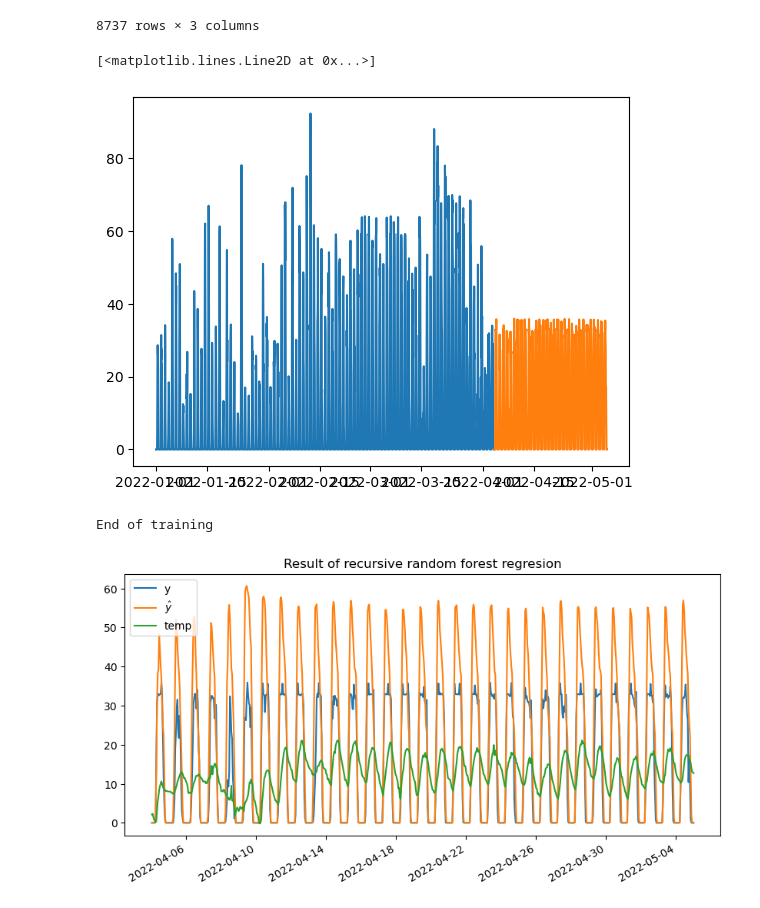
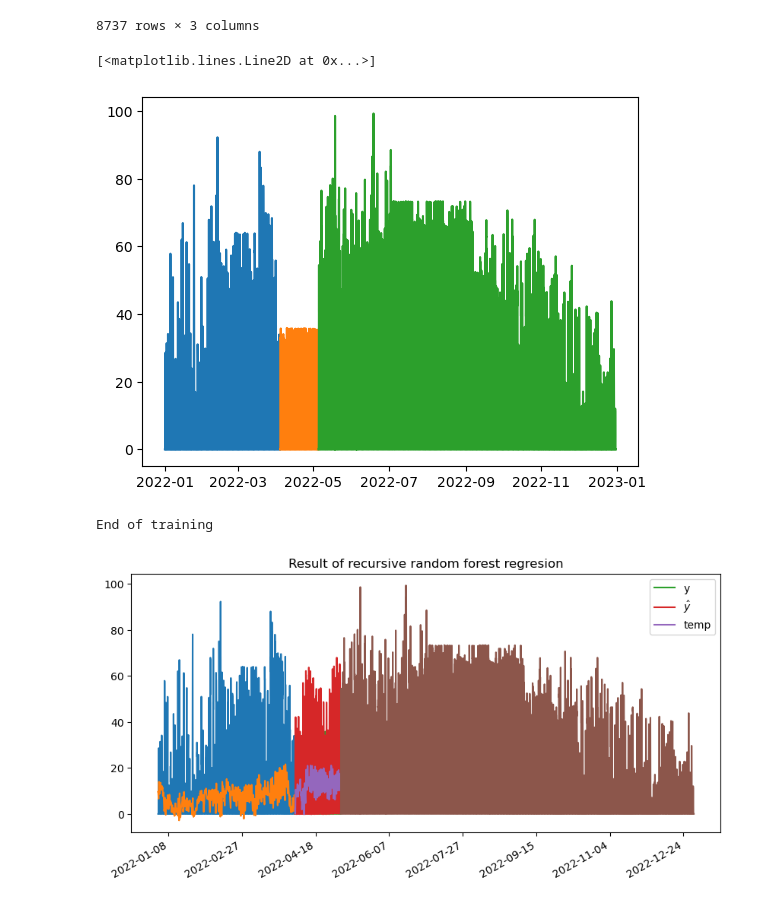
Before and after one commit to SpongeStark/Pre-PhD, a Jupyter notebook: demo/train_naive_PV.ipynb, the cells around one changed output. Saved outputs shown, nothing was run; the diff lists cells and outputs as text; code cells hidden in the pictures.

```diff
--- a/demo/train_naive_PV.ipynb
+++ b/demo/train_naive_PV.ipynb
@@ -103,14 +103,16 @@ dts['dow_cos'] = np.cos(2*np.pi*dts['dayofweek']/7)
 # %%
 initial = dts.index[dts['Date'] == '4/04/2022 1:00'][0]
 final = dts.index[dts['Date'] == '5/05/2022 1:00'][0]
 
 df_train = dts.iloc[:initial]
 df_test = dts.iloc[initial:final]
+df_after = dts.iloc[final:]
 plt.plot(df_train.Date,df_train['PV'], label='Train')
 plt.plot(df_test.Date,df_test['PV'], label='Test')
+plt.plot(df_after.Date,df_after['PV'], label='Test')
 # %% [output]
 [<matplotlib.lines.Line2D at 0x...>]
-[figure, old version]
+[figure, new version]
 # %%
 from skforecast.recursive import ForecasterRecursive
 from skforecast.preprocessing import RollingFeatures
@@ -168,10 +174,13 @@ yhat_test = forecaster.predict(steps=len(df_test), exog=df_test[['hour_sin','hou
 import matplotlib.ticker as ticker
 fig, ax = plt.subplots(figsize=(10, 5))
 ax.set_title("Result of recursive random forest regresion")
-# ax.plot(df_train['Date'],df_train['PV'])
+ax.plot(df_train['Date'],df_train['PV'])
+ax.plot(df_train['Date'],df_train['temp'])
 ax.plot(df_test['Date'], df_test['PV'], label='y')
 ax.plot(df_test['Date'], yhat_test, label=r'$\hat{y}$')
 ax.plot(df_test['Date'],df_test['temp'], label='temp')
+ax.plot(df_after['Date'],df_after['PV'])
+
 ax.xaxis.set_major_locator(ticker.MaxNLocator(nbins=10))
 
 # optional: minor ticks every 6 hours
@@ -183,4 +192,4 @@ fig.autofmt_xdate() # for rotation
 fig.savefig(output_dir / "prediction_test.png", dpi=300, bbox_inches='tight')
 plt.show()
 # %% [output]
-[figure, old version]
+[figure, new version]
```
Also changed, not shown: parts of 4 cells of this notebook, 1 other file.
